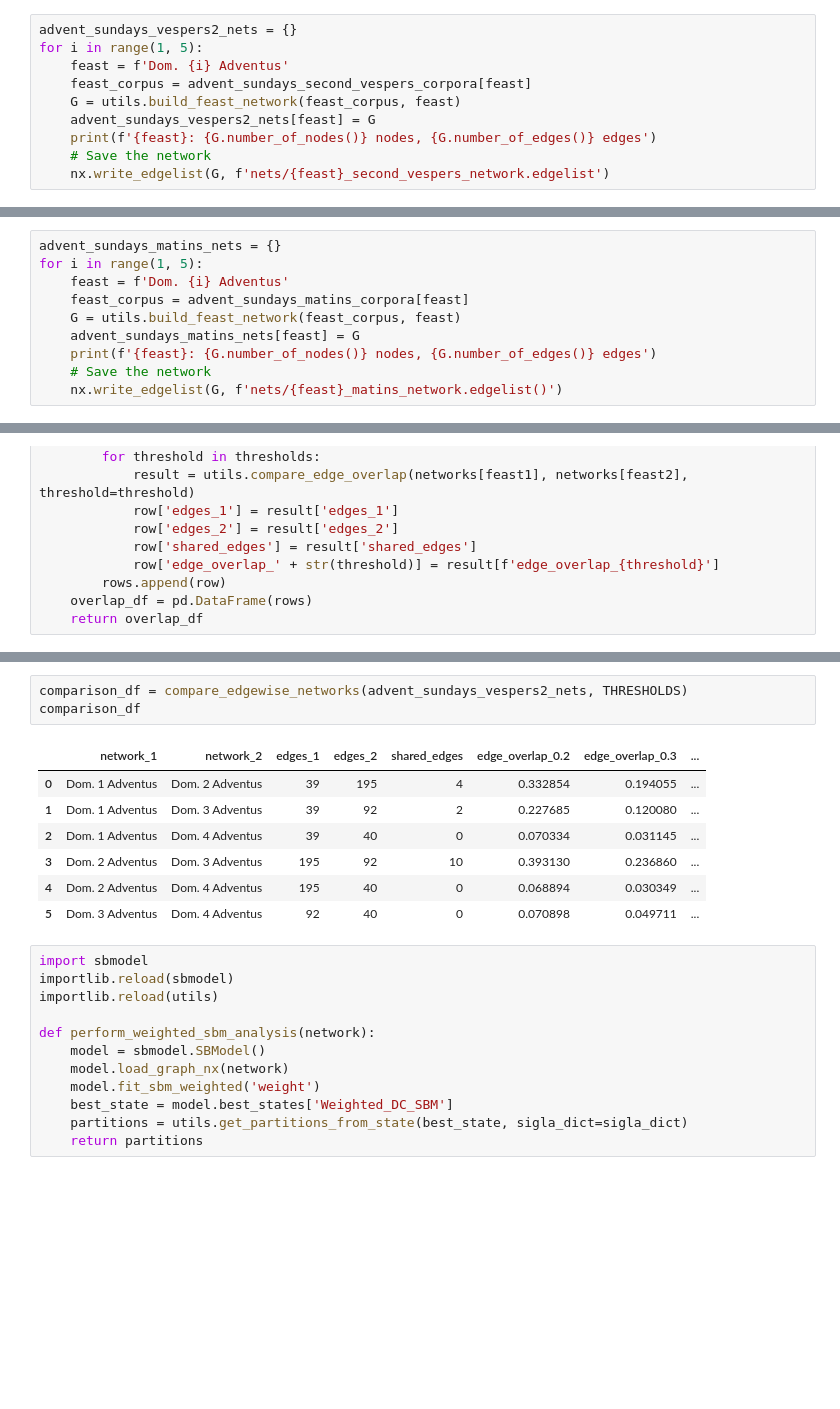
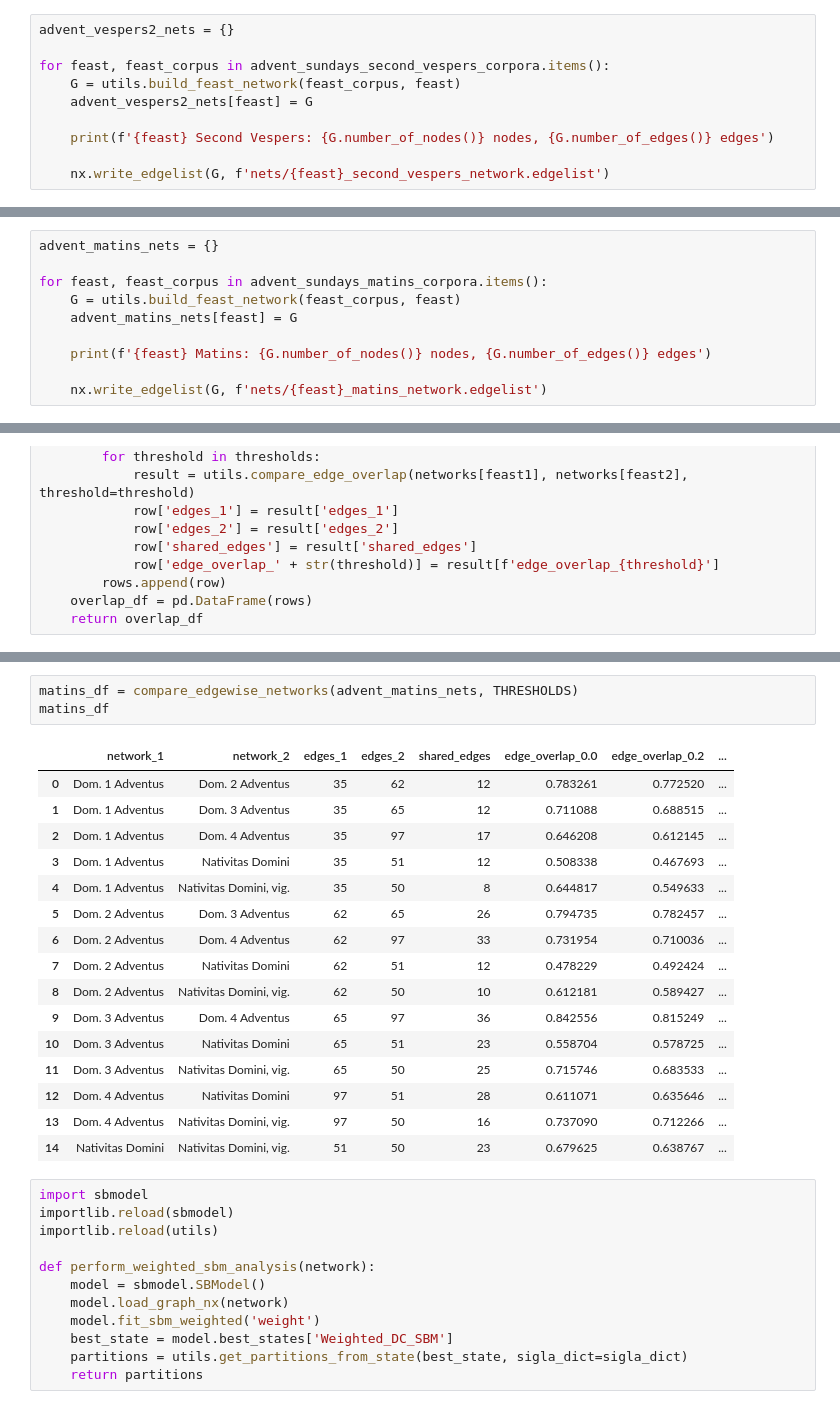
Before and after one commit to DvorakovaA/ChantNets, a Jupyter notebook: experiments/advent_sundays.ipynb, the cells around one changed output, grey strips where cells are left out. Cells and saved outputs as stored; diff of their text form; blank space fills up the shorter version.

```diff
--- a/experiments/advent_sundays.ipynb
+++ b/experiments/advent_sundays.ipynb
@@ -183,11 +210,11 @@ Dom. 4 Adventus: 99 nodes, 1083 edges
 # %%
-advent_sundays_vespers2_nets = {}
-for i in range(1, 5):
-    feast = f'Dom. {i} Adventus'
-    feast_corpus = advent_sundays_second_vespers_corpora[feast]
+advent_vespers2_nets = {}
+
+for feast, feast_corpus in advent_sundays_second_vespers_corpora.items():
     G = utils.build_feast_network(feast_corpus, feast)
-    advent_sundays_vespers2_nets[feast] = G
-    print(f'{feast}: {G.number_of_nodes()} nodes, {G.number_of_edges()} edges')
-    # Save the network
+    advent_vespers2_nets[feast] = G
+
+    print(f'{feast} Second Vespers: {G.number_of_nodes()} nodes, {G.number_of_edges()} edges')
+
     nx.write_edgelist(G, f'nets/{feast}_second_vespers_network.edgelist')
 # %% [output]
@@ -198,11 +227,11 @@ Dom. 4 Adventus: 79 nodes, 422 edges
 # %%
-advent_sundays_matins_nets = {}
-for i in range(1, 5):
-    feast = f'Dom. {i} Adventus'
-    feast_corpus = advent_sundays_matins_corpora[feast]
+advent_matins_nets = {}
+
+for feast, feast_corpus in advent_sundays_matins_corpora.items():
     G = utils.build_feast_network(feast_corpus, feast)
-    advent_sundays_matins_nets[feast] = G
-    print(f'{feast}: {G.number_of_nodes()} nodes, {G.number_of_edges()} edges')
-    # Save the network
-    nx.write_edgelist(G, f'nets/{feast}_matins_network.edgelist()')
+    advent_matins_nets[feast] = G
+
+    print(f'{feast} Matins: {G.number_of_nodes()} nodes, {G.number_of_edges()} edges')
+
+    nx.write_edgelist(G, f'nets/{feast}_matins_network.edgelist')
 # %% [output]
@@ -387,14 +467,23 @@ comparison_df
 # %%
-comparison_df = compare_edgewise_networks(advent_sundays_vespers2_nets, THRESHOLDS)
-comparison_df
+matins_df = compare_edgewise_networks(advent_matins_nets, THRESHOLDS)
+matins_df
 # %% [output]
-|  | network_1 | network_2 | edges_1 | edges_2 | shared_edges | edge_overlap_0.2 | edge_overlap_0.3 | ... |
-| 0 | Dom. 1 Adventus | Dom. 2 Adventus | 39 | 195 | 4 | 0.332854 | 0.194055 | ... |
-| 1 | Dom. 1 Adventus | Dom. 3 Adventus | 39 | 92 | 2 | 0.227685 | 0.120080 | ... |
-| 2 | Dom. 1 Adventus | Dom. 4 Adventus | 39 | 40 | 0 | 0.070334 | 0.031145 | ... |
-| 3 | Dom. 2 Adventus | Dom. 3 Adventus | 195 | 92 | 10 | 0.393130 | 0.236860 | ... |
-| 4 | Dom. 2 Adventus | Dom. 4 Adventus | 195 | 40 | 0 | 0.068894 | 0.030349 | ... |
-| 5 | Dom. 3 Adventus | Dom. 4 Adventus | 92 | 40 | 0 | 0.070898 | 0.049711 | ... |
+|  | network_1 | network_2 | edges_1 | edges_2 | shared_edges | edge_overlap_0.0 | edge_overlap_0.2 | ... |
+| 0 | Dom. 1 Adventus | Dom. 2 Adventus | 35 | 62 | 12 | 0.783261 | 0.772520 | ... |
+| 1 | Dom. 1 Adventus | Dom. 3 Adventus | 35 | 65 | 12 | 0.711088 | 0.688515 | ... |
+| 2 | Dom. 1 Adventus | Dom. 4 Adventus | 35 | 97 | 17 | 0.646208 | 0.612145 | ... |
+| 3 | Dom. 1 Adventus | Nativitas Domini | 35 | 51 | 12 | 0.508338 | 0.467693 | ... |
+| 4 | Dom. 1 Adventus | Nativitas Domini, vig. | 35 | 50 | 8 | 0.644817 | 0.549633 | ... |
+| 5 | Dom. 2 Adventus | Dom. 3 Adventus | 62 | 65 | 26 | 0.794735 | 0.782457 | ... |
+| 6 | Dom. 2 Adventus | Dom. 4 Adventus | 62 | 97 | 33 | 0.731954 | 0.710036 | ... |
+| 7 | Dom. 2 Adventus | Nativitas Domini | 62 | 51 | 12 | 0.478229 | 0.492424 | ... |
+| 8 | Dom. 2 Adventus | Nativitas Domini, vig. | 62 | 50 | 10 | 0.612181 | 0.589427 | ... |
+| 9 | Dom. 3 Adventus | Dom. 4 Adventus | 65 | 97 | 36 | 0.842556 | 0.815249 | ... |
+| 10 | Dom. 3 Adventus | Nativitas Domini | 65 | 51 | 23 | 0.558704 | 0.578725 | ... |
+| 11 | Dom. 3 Adventus | Nativitas Domini, vig. | 65 | 50 | 25 | 0.715746 | 0.683533 | ... |
+| 12 | Dom. 4 Adventus | Nativitas Domini | 97 | 51 | 28 | 0.611071 | 0.635646 | ... |
+| 13 | Dom. 4 Adventus | Nativitas Domini, vig. | 97 | 50 | 16 | 0.737090 | 0.712266 | ... |
+| 14 | Nativitas Domini | Nativitas Domini, vig. | 51 | 50 | 23 | 0.679625 | 0.638767 | ... |
 # %%
 import sbmodel
 importlib.reload(sbmodel)
```
Also changed, not shown: parts of 24 cells of this notebook, 33 other files.
